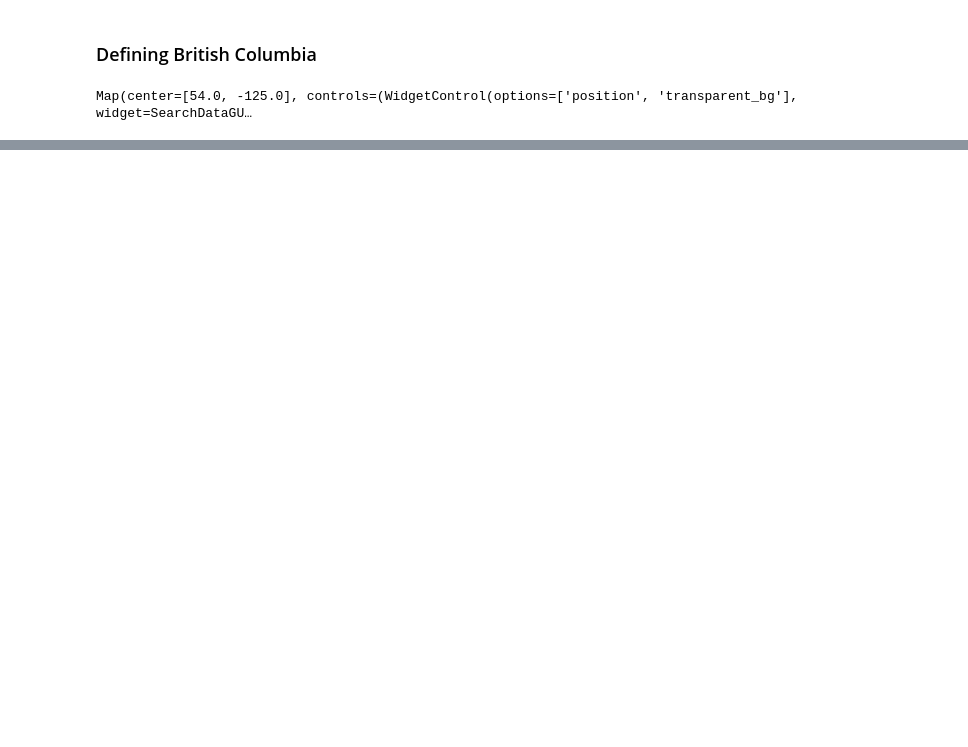
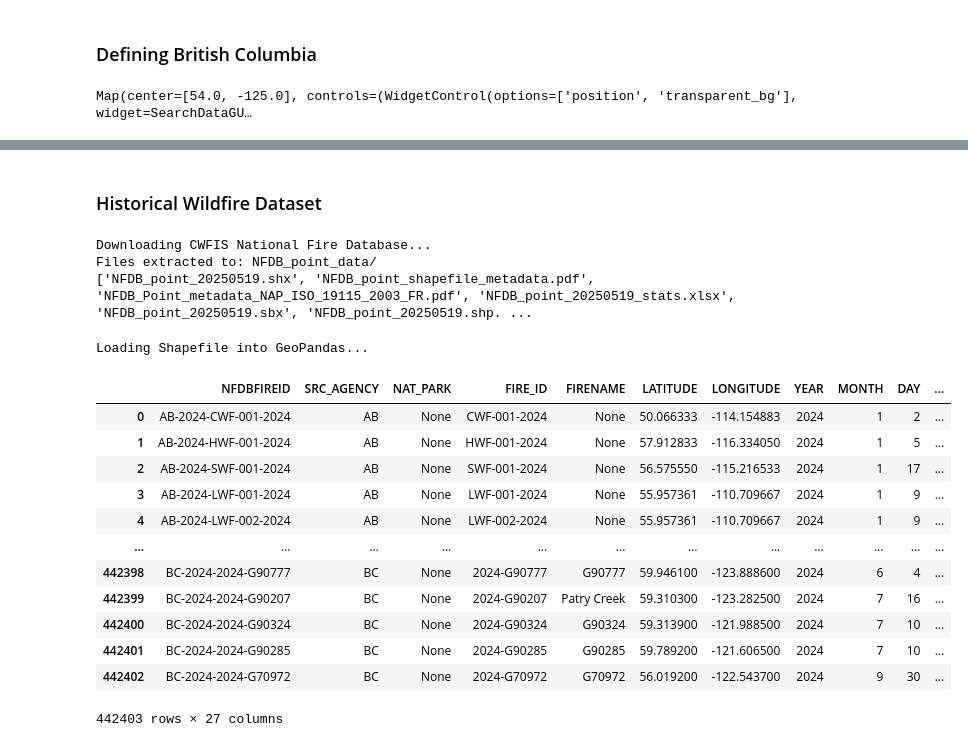
Before and after one commit to MikaTan2007/bc-wildfire-prediction, a Jupyter notebook: bc_wildfire_prediction.ipynb, the cells around one changed output, grey strips where cells are left out. Drawn from its saved outputs; the diff is of its cells as text; code cells hidden in the pictures; blank space fills up the shorter version.

Commit message:
bc fire features extracted

```diff
--- a/bc_wildfire_prediction.ipynb
+++ b/bc_wildfire_prediction.ipynb
@@ -147,0 +165,43 @@ Map(center=[54.0, -125.0], controls=(WidgetControl(options=['position', 'transpa
+# %% [markdown]
+### Historical Wildfire Dataset
+# %%
+import os
+import urllib.request
+import zipfile
+
+url = "https://cwfis.cfs.nrcan.gc.ca/downloads/nfdb/fire_pnt/current_version/NFDB_point.zip"
+zip_path = "NFDB_point.zip"
+extract_dir = "NFDB_point_data"
+
+print("Downloading CWFIS National Fire Database...")
+urllib.request.urlretrieve(url, zip_path)
+
+with zipfile.ZipFile(zip_path, 'r') as zip_ref:
+    zip_ref.extractall(extract_dir)
+
+print(f"Files extracted to: {extract_dir}/")
+print(os.listdir(extract_dir))
+# %% [output]
+Downloading CWFIS National Fire Database...
+Files extracted to: NFDB_point_data/
+['NFDB_point_20250519.shx', 'NFDB_point_shapefile_metadata.pdf', 'NFDB_Point_metadata_NAP_ISO_19115_2003_FR.pdf', 'NFDB_point_20250519_stats.xlsx', 'NFDB_point_20250519.sbx', 'NFDB_point_20250519.shp. ...
+# %%
+shp_file = os.path.join(extract_dir, "NFDB_point.shp")
+
+print("Loading Shapefile into GeoPandas...")
+gdf = gpd.read_file("NFDB_point_data/NFDB_point_20250519.shp") #NFDB_point_20250519.shp
+# %% [output]
+Loading Shapefile into GeoPandas...
+|  | NFDBFIREID | SRC_AGENCY | NAT_PARK | FIRE_ID | FIRENAME | LATITUDE | LONGITUDE | YEAR | MONTH | DAY | ... |
+| 0 | AB-2024-CWF-001-2024 | AB | None | CWF-001-2024 | None | 50.066333 | -114.154883 | 2024 | 1 | 2 | ... |
+| 1 | AB-2024-HWF-001-2024 | AB | None | HWF-001-2024 | None | 57.912833 | -116.334050 | 2024 | 1 | 5 | ... |
+| 2 | AB-2024-SWF-001-2024 | AB | None | SWF-001-2024 | None | 56.575550 | -115.216533 | 2024 | 1 | 17 | ... |
+| 3 | AB-2024-LWF-001-2024 | AB | None | LWF-001-2024 | None | 55.957361 | -110.709667 | 2024 | 1 | 9 | ... |
+| 4 | AB-2024-LWF-002-2024 | AB | None | LWF-002-2024 | None | 55.957361 | -110.709667 | 2024 | 1 | 9 | ... |
+| ... | ... | ... | ... | ... | ... | ... | ... | ... | ... | ... | ... |
+| 442398 | BC-2024-2024-G90777 | BC | None | 2024-G90777 | G90777 | 59.946100 | -123.888600 | 2024 | 6 | 4 | ... |
+| 442399 | BC-2024-2024-G90207 | BC | None | 2024-G90207 | Patry Creek | 59.310300 | -123.282500 | 2024 | 7 | 16 | ... |
+| 442400 | BC-2024-2024-G90324 | BC | None | 2024-G90324 | G90324 | 59.313900 | -121.988500 | 2024 | 7 | 10 | ... |
+| 442401 | BC-2024-2024-G90285 | BC | None | 2024-G90285 | G90285 | 59.789200 | -121.606500 | 2024 | 7 | 10 | ... |
+| 442402 | BC-2024-2024-G70972 | BC | None | 2024-G70972 | G70972 | 56.019200 | -122.543700 | 2024 | 9 | 30 | ... |
+442403 rows × 27 columns
```
Also changed, not shown: parts of 17 cells of this notebook.
